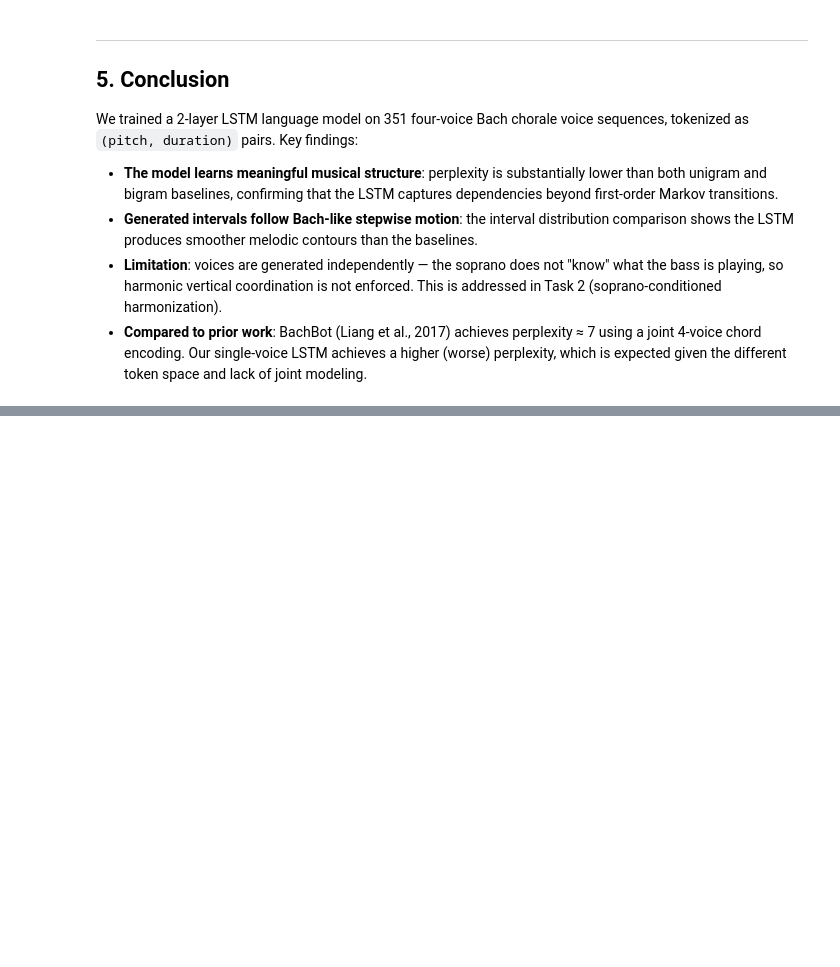
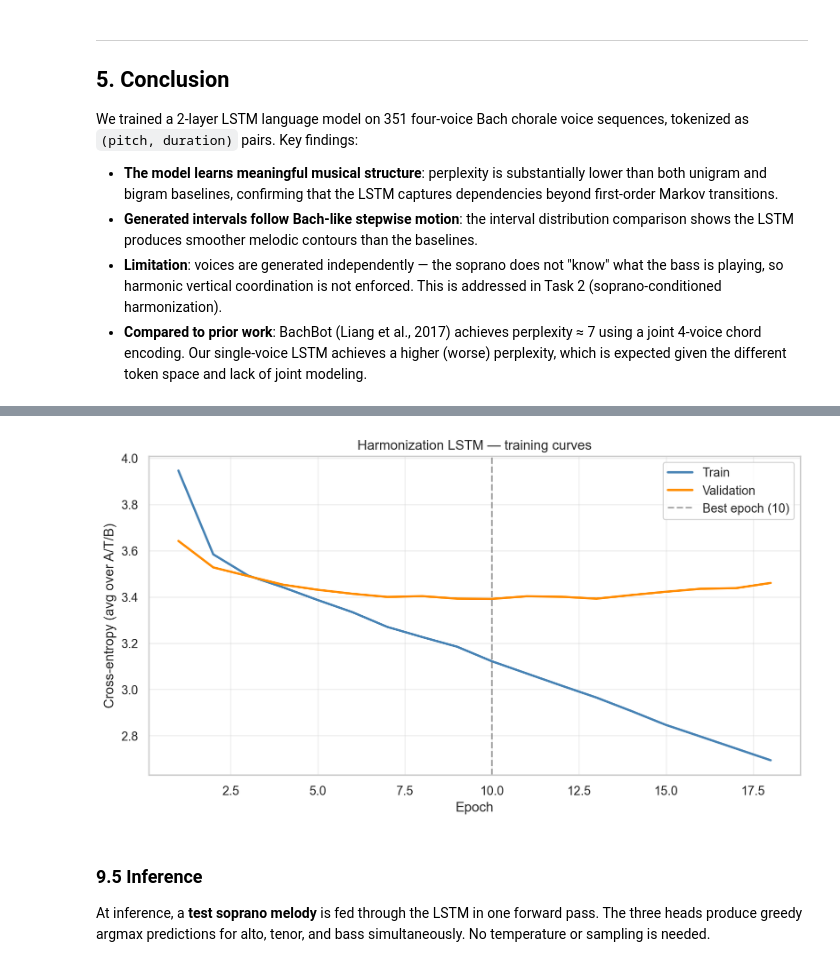
Before and after one commit to aaronchiuwei/cse153_assignment2, a Jupyter notebook: task1_unconditioned.ipynb, the cells around one changed output, grey strips where cells are left out. Drawn from its saved outputs; the diff is of its cells as text; code cells hidden in the pictures; blank space fills up the shorter version.

```diff
--- a/task1_unconditioned.ipynb
+++ b/task1_unconditioned.ipynb
@@ -1025,0 +1477,16 @@ We trained a 2-layer LSTM language model on 351 four-voice Bach chorale voice se
+# %%
+H_DROPOUT = 0.3; H_LR = 1e-3; H_WD = 1e-4
+H_MAX_EPOCHS = 100; H_PATIENCE = 8
+H_CHECKPOINT = 'harmonization_best.pt'
+
+harm_model = HarmonizationLSTM(
+    vocab_size=len(vocab), embed_dim=128, hidden_dim=256,
+    num_layers=2, dropout=H_DROPOUT,
+).to(device)
+harm_criterion = nn.CrossEntropyLoss()
+harm_optimizer = torch.optim.Adam(harm_model.parameters(), lr=H_LR, weight_decay=H_WD)
+
+n_h = sum(p.numel() for p in harm_model.parameters() if p.requires_grad)
+print(harm_model)
+print(f'\nTrainable parameters: {n_h:,}')
+print(f'Upper-bound perplexity (uniform guess): {len(vocab)}')
@@ -1025,0 +1511,11 @@ We trained a 2-layer LSTM language model on 351 four-voice Bach chorale voice se
+# %%
+h_train_losses, h_val_losses, h_best_epoch = train_harmonization_with_early_stopping(
+    harm_model, h_train_loader, h_val_loader,
+    harm_criterion, harm_optimizer, device,
+    max_epochs=H_MAX_EPOCHS, patience=H_PATIENCE,
+    checkpoint_path=H_CHECKPOINT,
+)
+h_test_loss = evaluate_harmonization(harm_model, h_test_loader, harm_criterion, device)
+h_test_ppl  = math.exp(h_test_loss)
+print(f'\nTest cross-entropy (avg over A/T/B): {h_test_loss:.4f}')
+print(f'Test perplexity (per ATB token):     {h_test_ppl:.2f}')
@@ -1025,0 +1533,19 @@ We trained a 2-layer LSTM language model on 351 four-voice Bach chorale voice se
+# %%
+fig, ax = plt.subplots(figsize=(9, 5))
+ax.plot(range(1, len(h_train_losses)+1), h_train_losses, label='Train', linewidth=2, color='steelblue')
+ax.plot(range(1, len(h_val_losses)+1),  h_val_losses,   label='Validation', linewidth=2, color='darkorange')
+ax.axvline(h_best_epoch, color='gray', linestyle='--', alpha=0.7, label=f'Best epoch ({h_best_epoch})')
+ax.set_xlabel('Epoch'); ax.set_ylabel('Cross-entropy (avg over A/T/B)')
+ax.set_title('Harmonization LSTM — training curves')
+ax.legend(); ax.grid(True, alpha=0.3)
+plt.tight_layout()
+plt.savefig('task2_loss_curves.png', dpi=150, bbox_inches='tight')
+plt.show()
+# %% [output]
+[figure, added]
+# %% [markdown]
+### 9.5 Inference
+
+At inference, a **test soprano melody** is fed through the LSTM in one forward pass.
+The three heads produce greedy argmax predictions for alto, tenor, and bass simultaneously.
+No temperature or sampling is needed.
```
Also changed, not shown: parts of 50 cells of this notebook, 12 other files.
